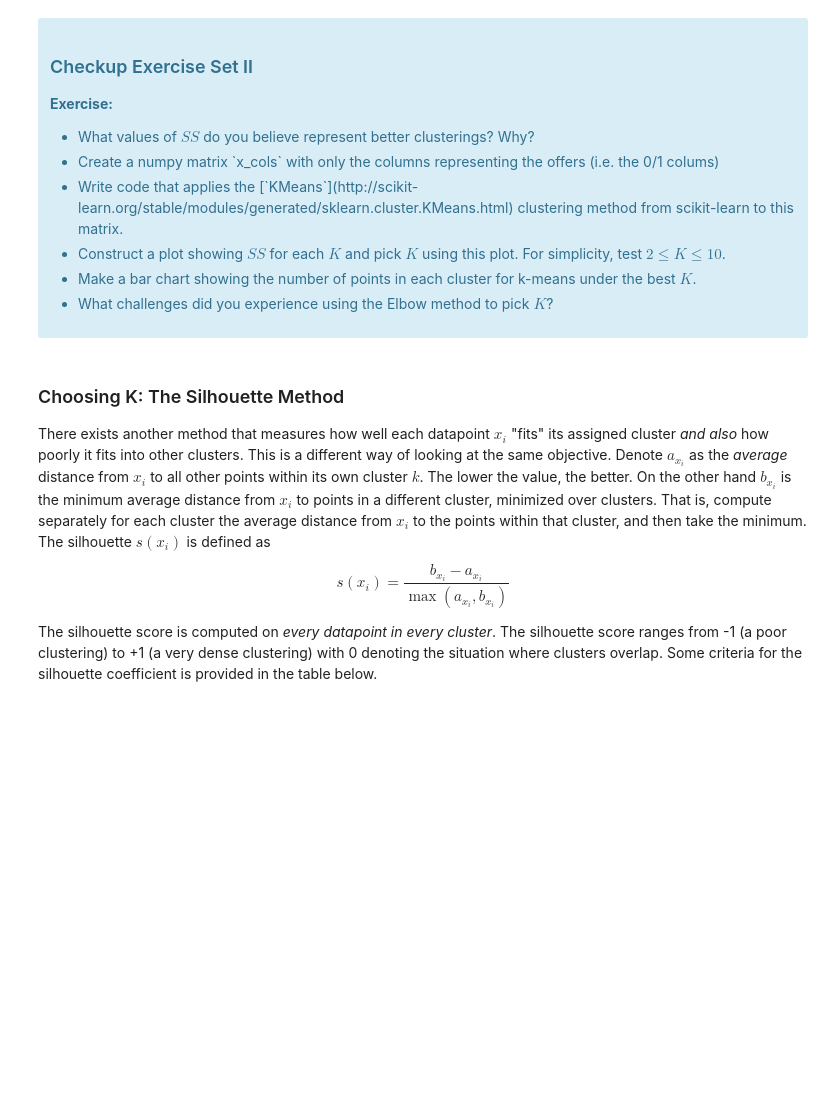
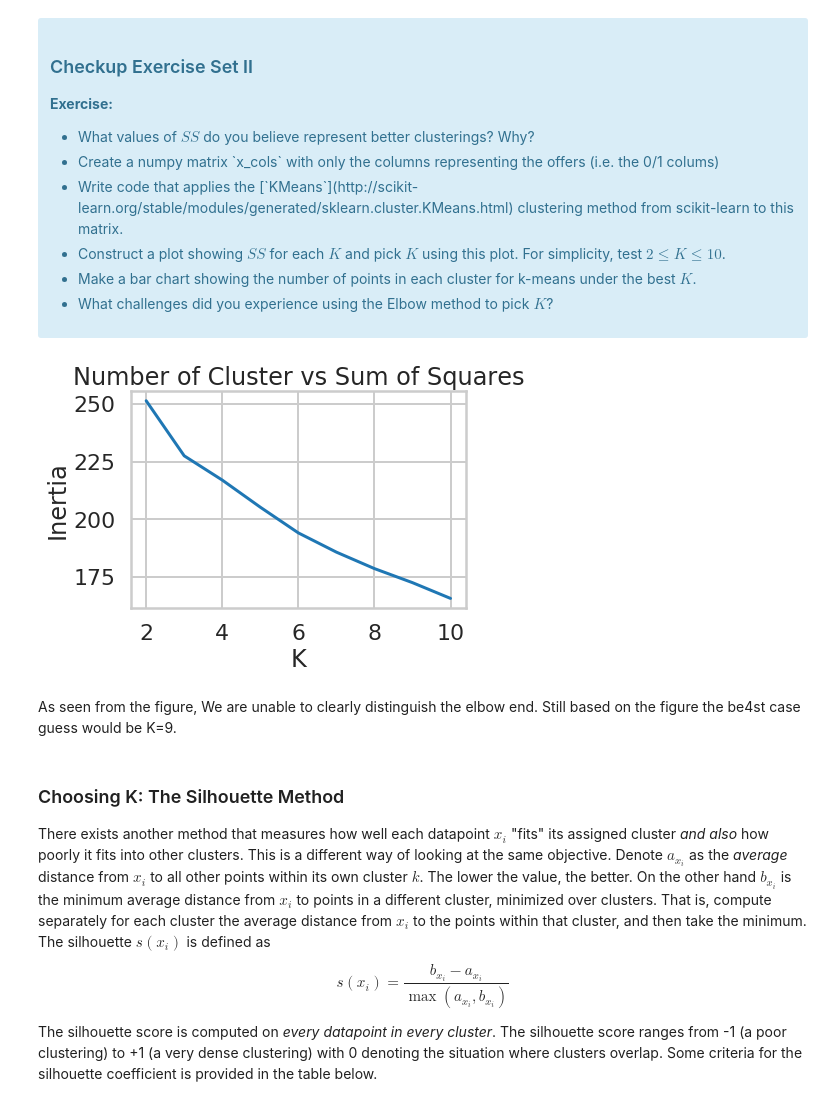
Before and after one commit to priyam81/miniProjects, a Jupyter notebook: Mini_Project_Clustering.ipynb, the cells around one changed output. Cells and saved outputs as stored; diff of their text form; code cells hidden in the pictures; blank space fills up the shorter version.

```diff
--- a/Mini_Project_Clustering.ipynb
+++ b/Mini_Project_Clustering.ipynb
@@ -30,7 +30,7 @@ df_offers.head()
 # %% [markdown]
 We see that the first dataset contains information about each offer such as the month it is in effect and several attributes about the wine that the offer refers to: the variety, minimum quantity, discount, country of origin and whether or not it is past peak. The second dataset in the second worksheet contains transactional data -- which offer each customer responded to.
 # %%
-df_transactions = pd.read_excel("./WineKMC.xlsx", sheetname=1)
+df_transactions = pd.read_excel("./WineKMC.xlsx", sheet_name=1)
 df_transactions.columns = ["customer_name", "offer_id"]
 df_transactions['n'] = 1
 df_transactions.head()
@@ -56,0 +61,6 @@ df = df_offers.merge(df_transactions)
+# %%
+#your turn
+df=df_offers.merge(df_transactions, on="offer_id")
+df=pd.pivot_table(data=df, columns=["offer_id"], index=["customer_name"], values="n")
+df=df.fillna(0).astype("int")
+df.head()
@@ -85,3 +102,30 @@ where $x_i$ is a point, $C_k$ represents cluster $k$ and $\mu_k$ is the centroid
+# %%
+# your turn
+
+from sklearn.cluster import KMeans
+x_cols = df.values
+
+model = KMeans()
+model.fit(x_cols)
+
+K_values = range(2,11,1)
+SS_values = []
+
+for K in range(2,11):
+    model = KMeans(n_clusters=K)
+    cluster_labels = model.fit_predict(x_cols)
+    SS_values.append(model.inertia_)
+
+plt.plot(K_values, SS_values)
+plt.xlabel("K")
+plt.ylabel("Inertia")
+plt.title('Number of Cluster vs Sum of Squares')
+plt.show()
+# %% [output]
+[figure, added]
+# %% [markdown]
+As seen from the figure, We are unable to clearly distinguish the elbow end.
+Still based on the figure the be4st case guess would be K=9.
 # %% [markdown]
 ### Choosing K: The Silhouette Method
 
```
Also changed, not shown: parts of 12 cells of this notebook.
